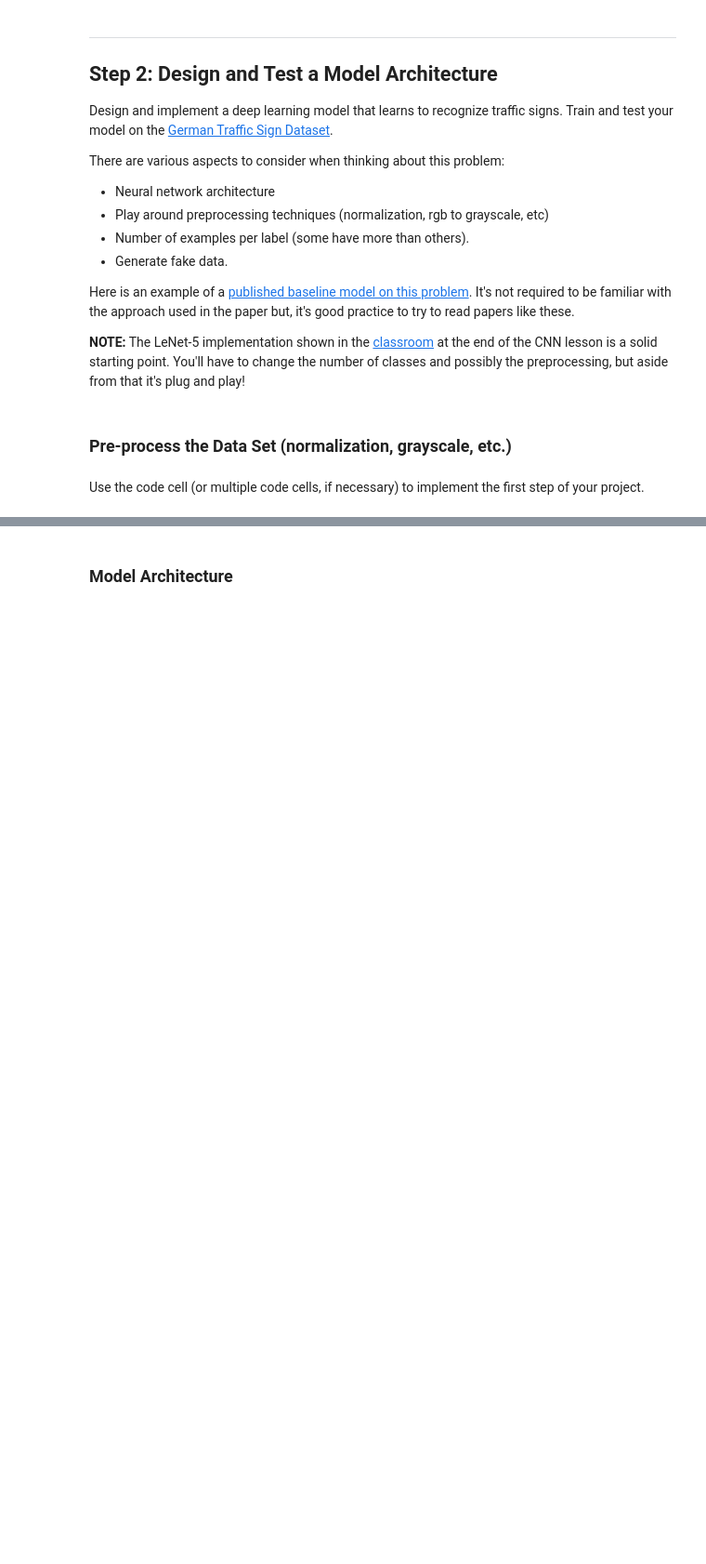
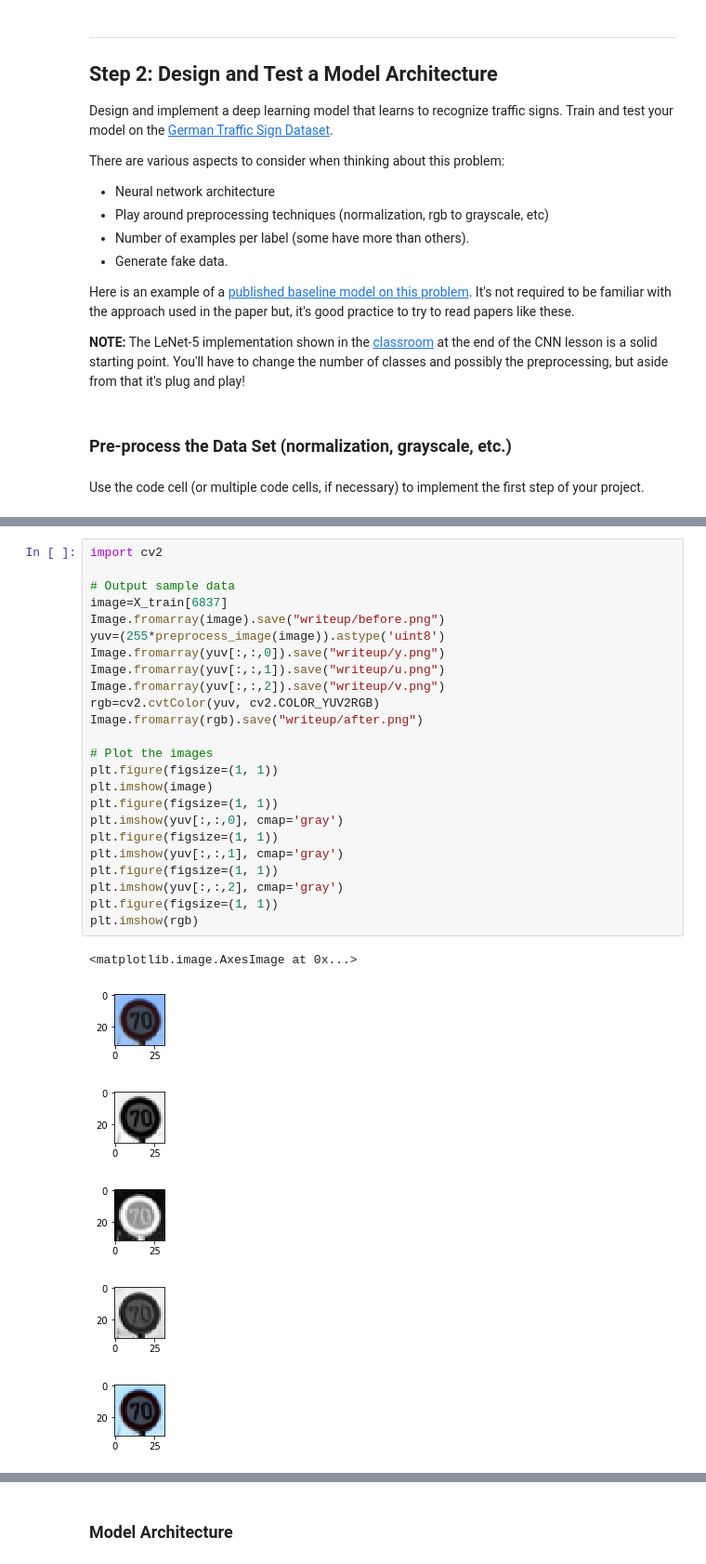
Before and after one commit to bodetc/CarND-Traffic-Sign-Classifier-Project, a Jupyter notebook: Traffic_Sign_Classifier.ipynb, the cells around one changed output, grey strips where cells are left out. Shown at 93% size. Saved outputs shown, nothing was run; the diff lists cells and outputs as text; blank space fills up the shorter version.

```diff
--- a/Traffic_Sign_Classifier.ipynb
+++ b/Traffic_Sign_Classifier.ipynb
@@ -132,0 +163,31 @@ X_valid, y_valid = prepocess(X_valid, y_valid)
+# %%
+import cv2
+
+# Output sample data
+image=X_train[6837]
+Image.fromarray(image).save("writeup/before.png")
+yuv=(255*preprocess_image(image)).astype('uint8')
+Image.fromarray(yuv[:,:,0]).save("writeup/y.png")
+Image.fromarray(yuv[:,:,1]).save("writeup/u.png")
+Image.fromarray(yuv[:,:,2]).save("writeup/v.png")
+rgb=cv2.cvtColor(yuv, cv2.COLOR_YUV2RGB)
+Image.fromarray(rgb).save("writeup/after.png")
+
+# Plot the images
+plt.figure(figsize=(1, 1))
+plt.imshow(image)
+plt.figure(figsize=(1, 1))
+plt.imshow(yuv[:,:,0], cmap='gray')
+plt.figure(figsize=(1, 1))
+plt.imshow(yuv[:,:,1], cmap='gray')
+plt.figure(figsize=(1, 1))
+plt.imshow(yuv[:,:,2], cmap='gray')
+plt.figure(figsize=(1, 1))
+plt.imshow(rgb)
+# %% [output]
+<matplotlib.image.AxesImage at 0x...>
+[figure, added]
+[figure, added]
+[figure, added]
+[figure, added]
+[figure, added]
```
Also changed, not shown: parts of 16 cells of this notebook.
